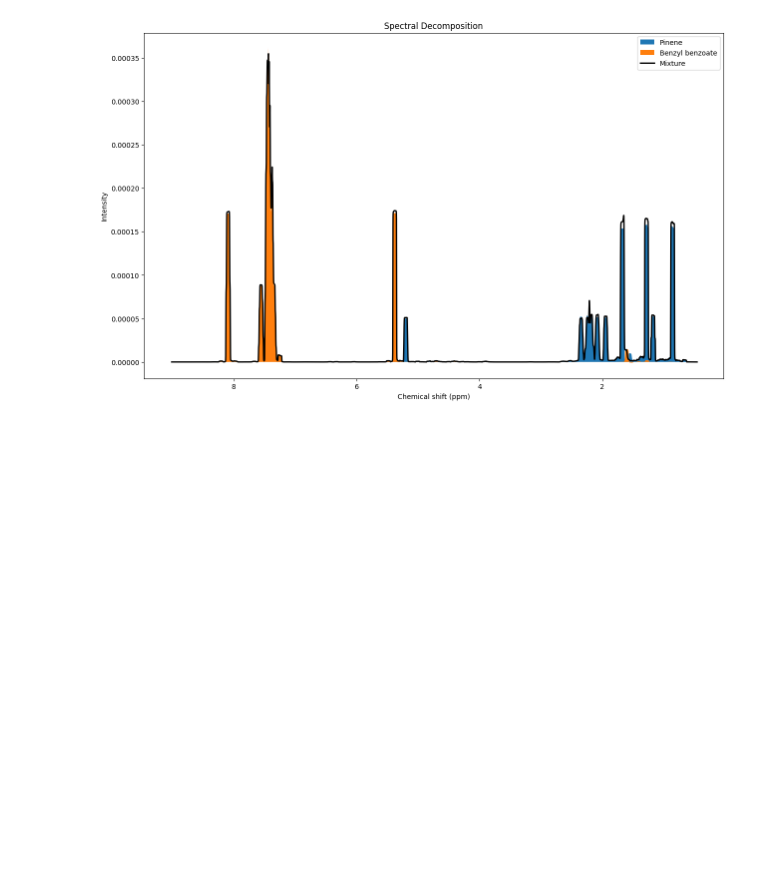
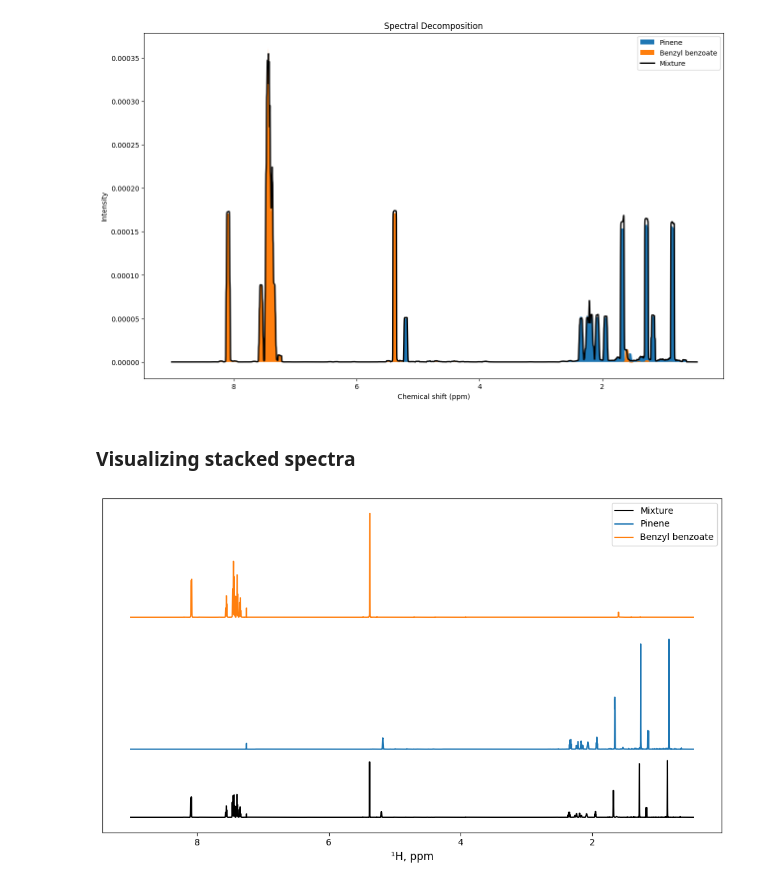
Before and after one commit to BDomzal/magnetstein, a Jupyter notebook: visualization_package/visualization_examples.ipynb, the cells around one changed output. Saved outputs shown, nothing was run; the diff lists cells and outputs as text; code cells hidden in the pictures; blank space fills up the shorter version.

```diff
--- a/visualization_package/visualization_examples.ipynb
+++ b/visualization_package/visualization_examples.ipynb
@@ -123,3 +124,18 @@ visualize_spectra(mix_spectrum, spectra_objects, probs, components_names, 500, s
 visualize_spectra(mix_spectrum, spectra_objects, probs, components_names, 500, shifts, cumulate=False)
 # %% [output]
 [figure]
+# %%
+spectra = []
+spectra.append(mix_spectrum)
+for sp in spectra_objects:
+    spectra.append(sp)
+
+colours = ["black"]
+for col in plt.cm.tab10.colors[:len(spectra)]:
+    colours.append(col)
+# %% [markdown]
+### Visualizing stacked spectra
+# %%
+visualize_stacked_spectra(spectra, colors=colours, labels=["Mixture", 'Pinene', 'Benzyl benzoate'])
+# %% [output]
+[figure, added]
```
Also changed, not shown: parts of 1 cell of this notebook.
